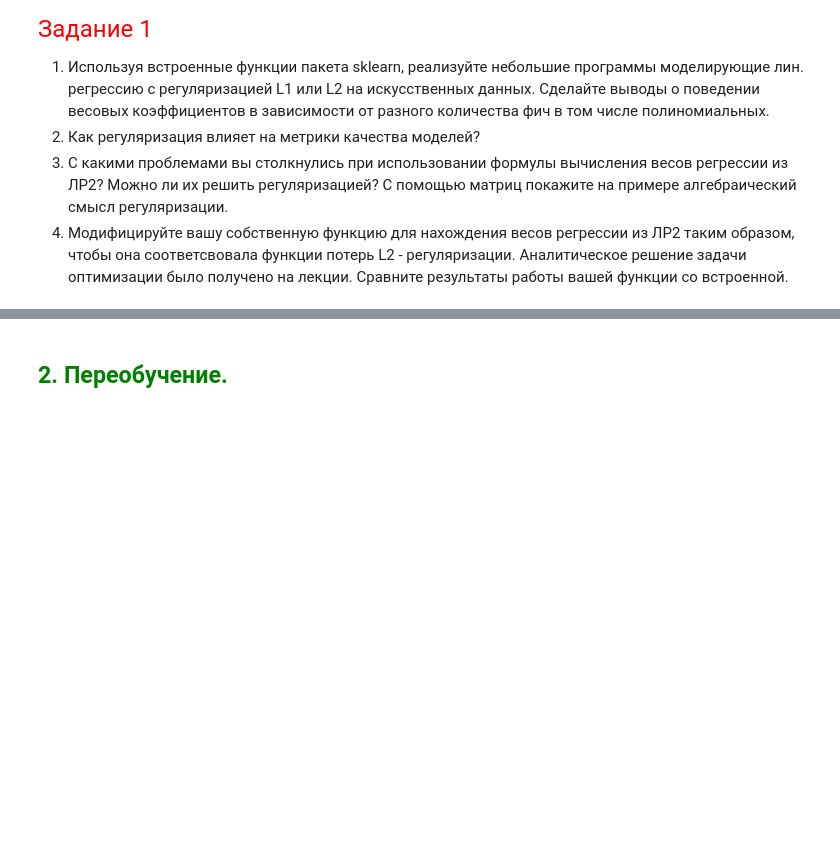
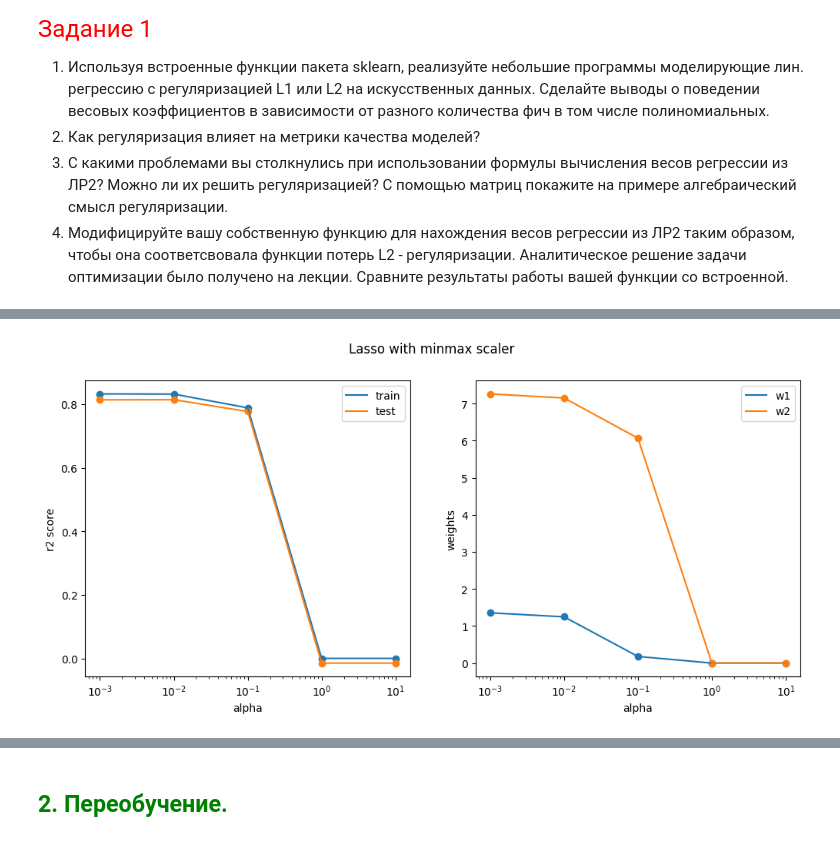
Before and after one commit to Dragoh54/MachineLearning-Labs, a Jupyter notebook: lab3/2024_ML_LR3_MACS.ipynb, the cells around one changed output, grey strips where cells are left out. Cells and saved outputs as stored; diff of their text form; code cells hidden in the pictures; blank space fills up the shorter version.

```diff
--- a/lab3/2024_ML_LR3_MACS.ipynb
+++ b/lab3/2024_ML_LR3_MACS.ipynb
@@ -42,0 +129,39 @@ from sklearn.linear_model import Lasso
+# %%
+alphas = [10**-3, 10**-2, 10**-1, 1, 10]
+scores_train = []
+scores_test = []
+weights = []
+
+for alpha in alphas:
+    model = make_pipeline(MinMaxScaler(), Lasso(alpha=alpha, random_state=RANDOM_STATE))
+    model.fit(x_train, y_train)
+    scores_train.append(r2_score(y_train, model.predict(x_train)))
+    scores_test.append(r2_score(y_test, model.predict(x_test)))
+    weights.append(model.get_params()['steps'][1][1].coef_)
+
+
+weights = np.array(weights)
+fig, (ax1, ax2) = plt.subplots(1, 2, figsize=(12, 5))
+fig.suptitle('Lasso with minmax scaler')
+
+ax1.set_xscale("log")
+ax1.set_xlabel('alpha')
+ax1.set_ylabel('r2 score')
+ax1.scatter(alphas, scores_train)
+ax1.plot(alphas, scores_train, label='train')
+ax1.scatter(alphas, scores_test)
+ax1.plot(alphas, scores_test, label='test')
+ax1.legend()
+
+ax2.set_xscale("log")
+ax2.set_xlabel('alpha')
+ax2.set_ylabel('weights')
+ax2.scatter(alphas, weights[::,0])
+ax2.plot(alphas, weights[::,0], label='w1')
+ax2.scatter(alphas, weights[::,1])
+ax2.plot(alphas, weights[::,1], label='w2')
+ax2.legend()
+
+fig.show()
+# %% [output]
+[figure, added]
```
Also changed, not shown: parts of 17 cells of this notebook, 2 other files.
